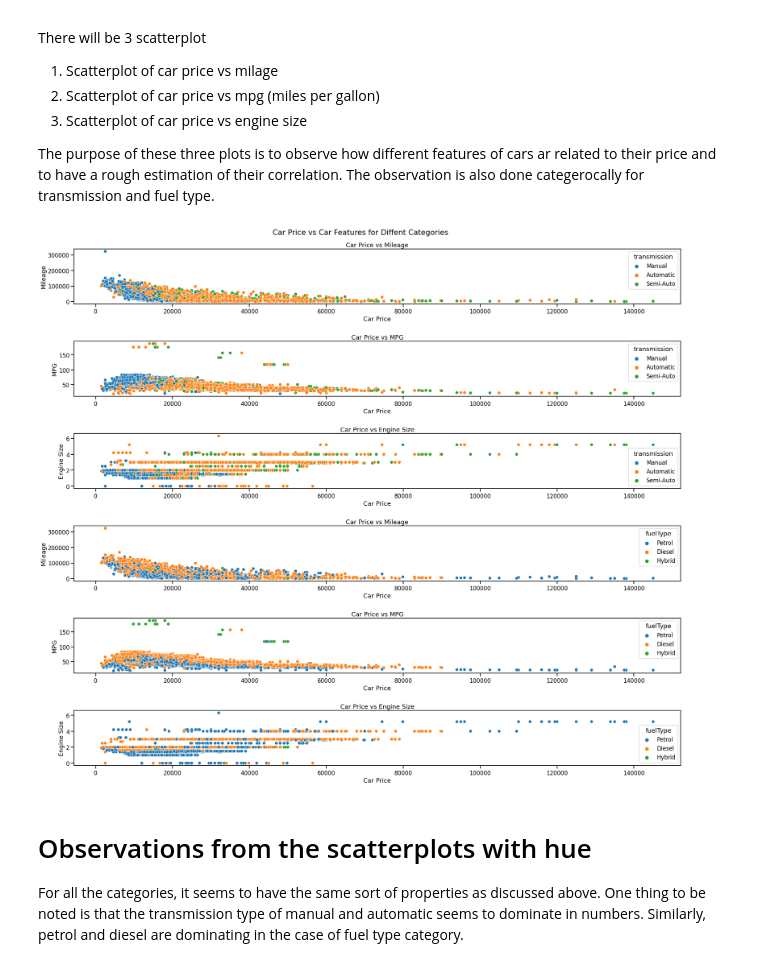
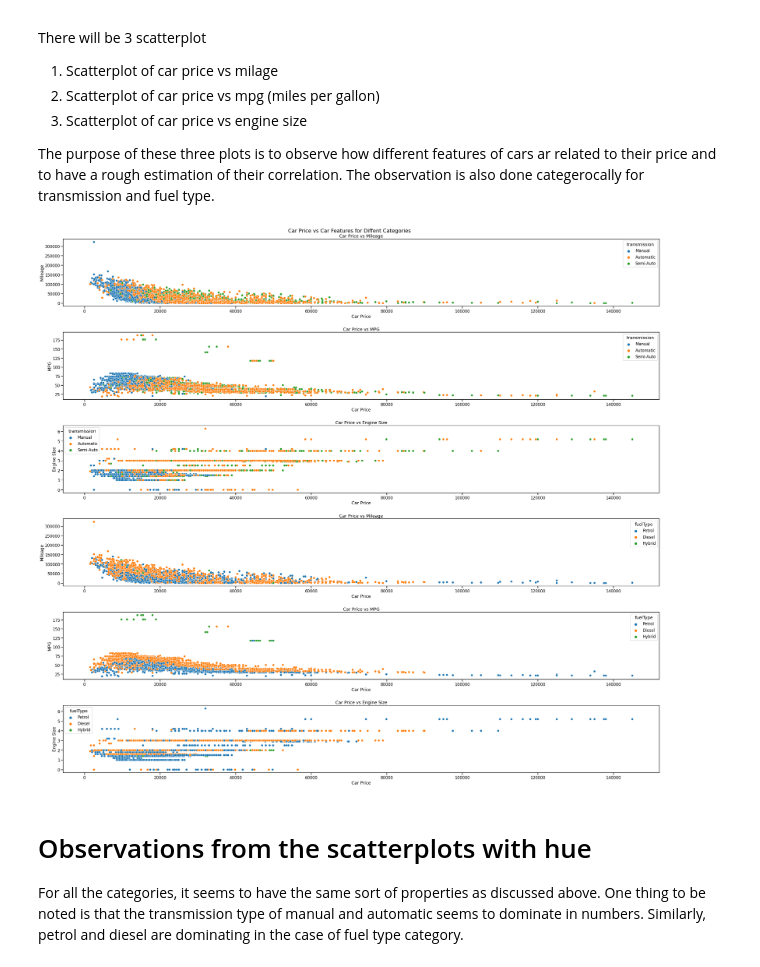
Before and after one commit to ahsanul-islam/Audi_used_car_analysis, a Jupyter notebook: audi_used_car_EDA.ipynb, the cells around one changed output. Saved outputs shown, nothing was run; the diff lists cells and outputs as text; code cells hidden in the pictures.

```diff
--- a/audi_used_car_EDA.ipynb
+++ b/audi_used_car_EDA.ipynb
@@ -214,7 +214,7 @@ There will be 3 scatterplot
 
 The purpose of these three plots is to observe how different features of cars ar related to their price and to have a rough estimation of their correlation. The observation is also done categerocally for transmission and fuel type.
 # %%
-plt.figure(figsize=(28,24))
+plt.figure(figsize=(38,34))
 sns.set_context('talk')
 
 ##----------------------- For Transmission Categories---------------------------
@@ -239,34 +239,34 @@ plt.ylabel('Engine Size')
 plt.title('Car Price vs Engine Size')
 
 ##----------------------- For Fuel Type Categories---------------------------
 
 plt.subplot(6,1,4)
 sns.scatterplot(x='price',y='mileage',data=df,hue='fuelType')
 plt.xlabel('Car Price')
 plt.ylabel('Mileage')
 plt.title('Car Price vs Mileage')
 
 
 plt.subplot(6,1,5)
 sns.scatterplot(x='price',y='mpg',data=df,hue='fuelType')
 plt.xlabel('Car Price')
 plt.ylabel('MPG')
 plt.title('Car Price vs MPG')
 
 
 plt.subplot(6,1,6)
 sns.scatterplot(x='price',y='engineSize',data=df,hue='fuelType')
 plt.xlabel('Car Price')
 plt.ylabel('Engine Size')
 plt.title('Car Price vs Engine Size')
 
 
 
 plt.suptitle('Car Price vs Car Features for Diffent Categories')
 
 plt.tight_layout(pad=4, w_pad=2, h_pad=2)
 # %% [output]
-[figure, old version]
+[figure, new version]
 # %% [markdown]
 # Observations from the scatterplots with hue
 
```
Also changed, not shown: parts of 3 cells of this notebook.
